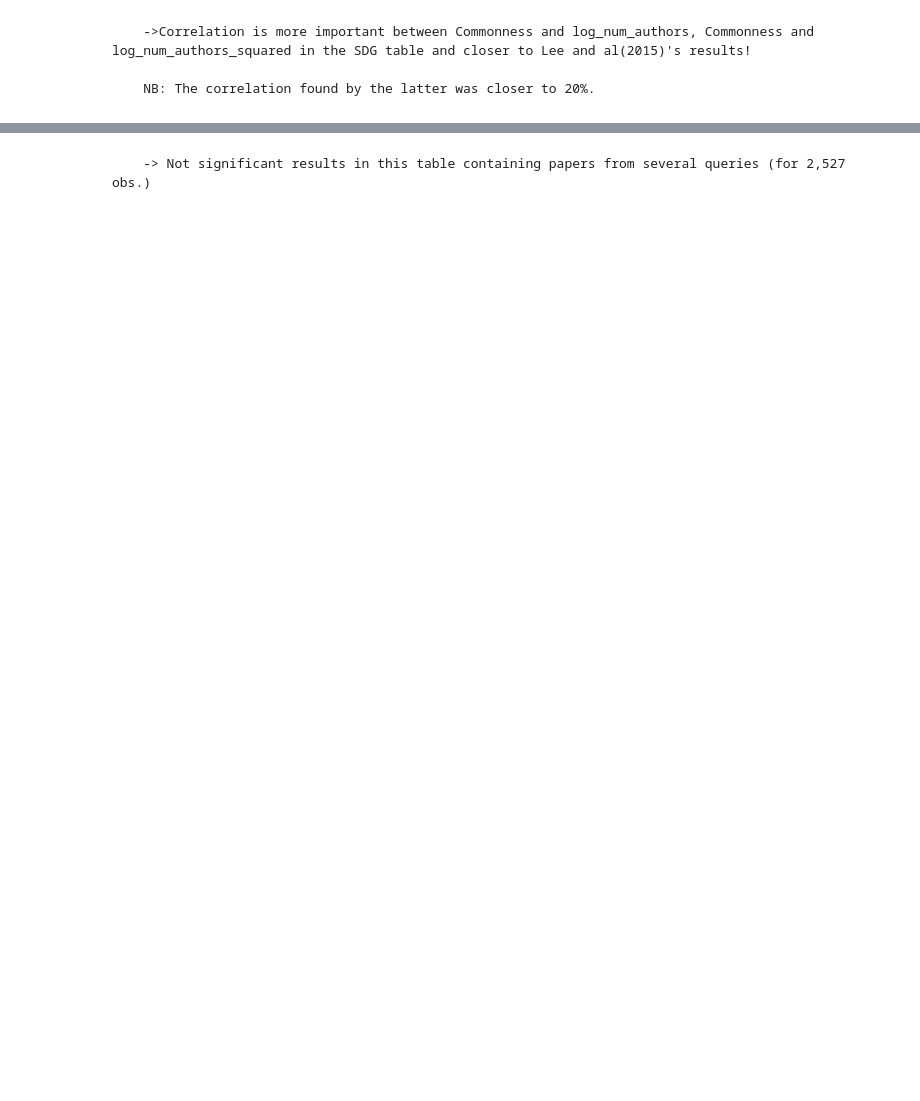
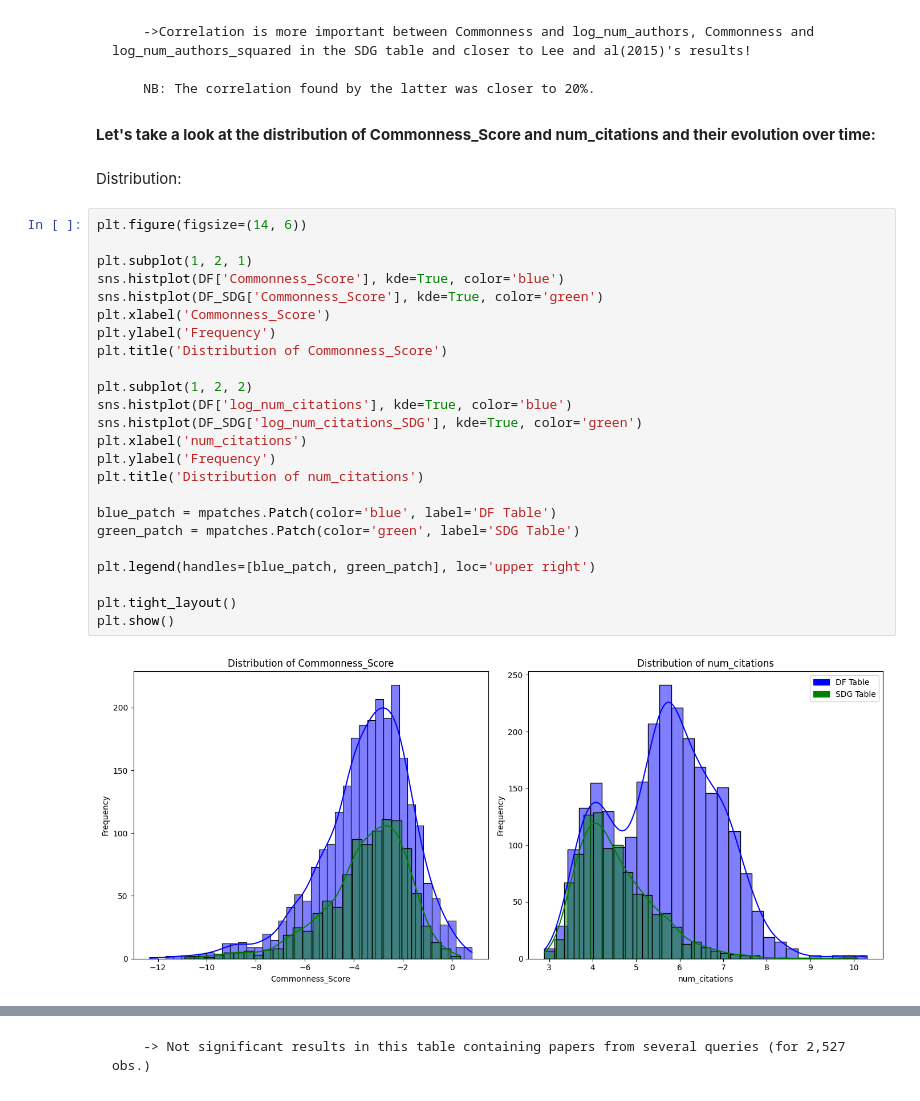
Before and after one commit to valentinb67/Master-s-thesis-2-A-scientometric-approach-to-determine-the-effect-of-group-size-on-novelty, a Jupyter notebook: Basic stats.ipynb, the cells around one changed output, grey strips where cells are left out. Cells and saved outputs as stored; diff of their text form; blank space fills up the shorter version.

```diff
--- a/Basic stats.ipynb
+++ b/Basic stats.ipynb
@@ -49,3 +92,33 @@ DF_SDG.corr()
         ->Correlation is more important between Commonness and log_num_authors, Commonness and log_num_authors_squared in the SDG table and closer to Lee and al(2015)'s results!
 
         NB: The correlation found by the latter was closer to 20%.
+# %% [markdown]
+**Let's take a look at the distribution of Commonness_Score and num_citations and their evolution over time:**
+# %% [markdown]
+Distribution:
+# %%
+plt.figure(figsize=(14, 6))
+
+plt.subplot(1, 2, 1)
+sns.histplot(DF['Commonness_Score'], kde=True, color='blue')
+sns.histplot(DF_SDG['Commonness_Score'], kde=True, color='green')
+plt.xlabel('Commonness_Score')
+plt.ylabel('Frequency')
+plt.title('Distribution of Commonness_Score')
+
+plt.subplot(1, 2, 2)
+sns.histplot(DF['log_num_citations'], kde=True, color='blue')
+sns.histplot(DF_SDG['log_num_citations_SDG'], kde=True, color='green')
+plt.xlabel('num_citations')
+plt.ylabel('Frequency')
+plt.title('Distribution of num_citations')
+
+blue_patch = mpatches.Patch(color='blue', label='DF Table')
+green_patch = mpatches.Patch(color='green', label='SDG Table')
+
+plt.legend(handles=[blue_patch, green_patch], loc='upper right')
+
+plt.tight_layout()
+plt.show()
+# %% [output]
+[figure, added]
```
Also changed, not shown: parts of 27 cells of this notebook, 1 other file.
